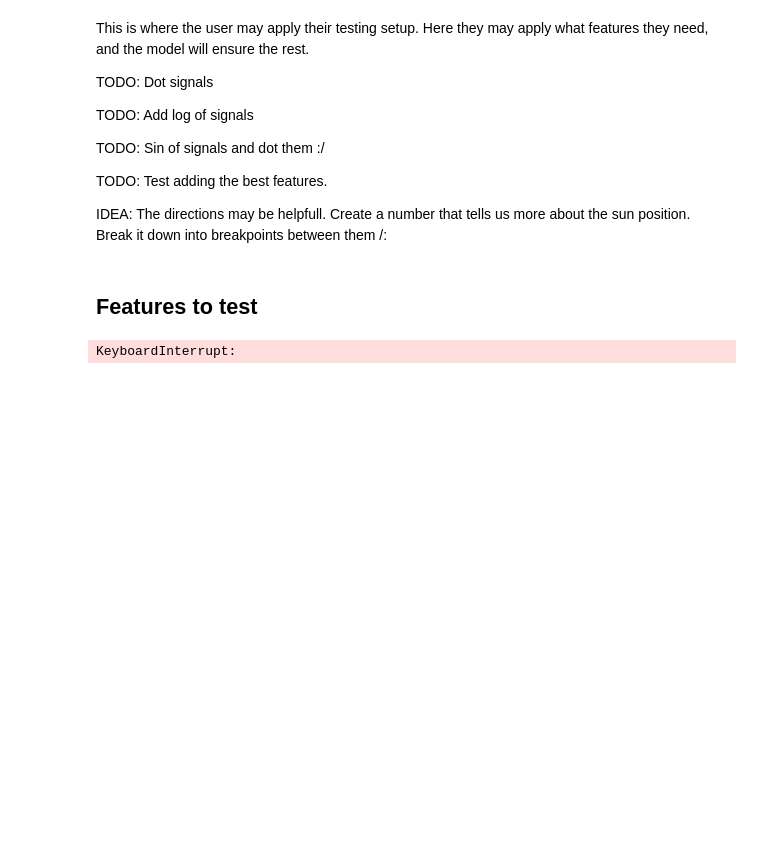
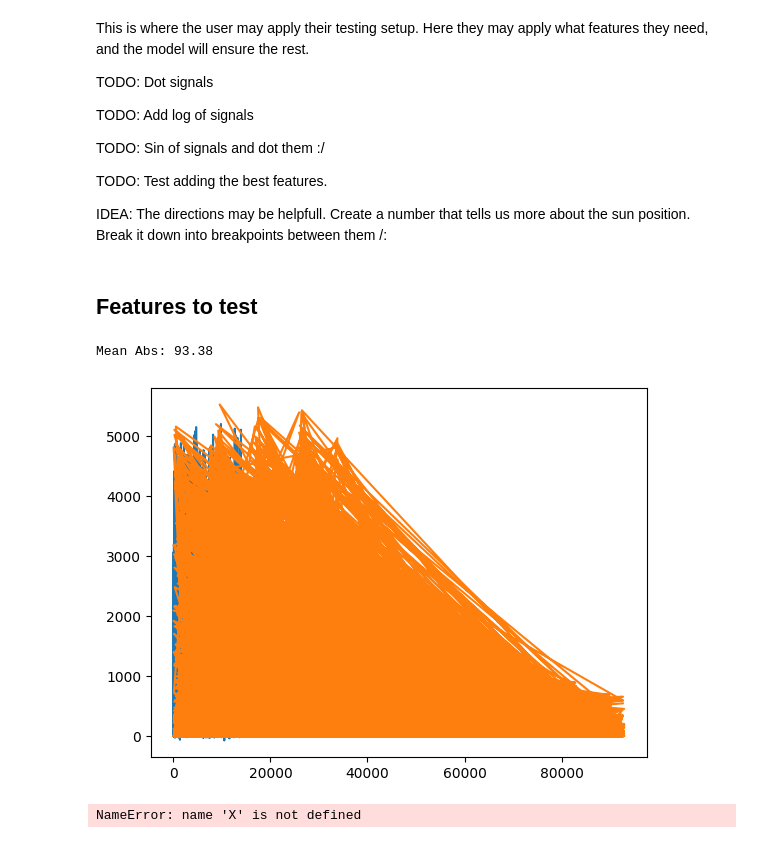
Before and after one commit to Myteck/TDT4173-Machine-Learning-Solar-Energy-Production-Forecasting, a Jupyter notebook: data/machine_learning.ipynb, the cells around one changed output. Drawn from its saved outputs; the diff is of its cells as text; code cells hidden in the pictures; blank space fills up the shorter version.

Commit message:
FEAT: Added single save

```diff
--- a/data/machine_learning.ipynb
+++ b/data/machine_learning.ipynb
@@ -964,7 +968,7 @@ class learner:
         feature_importance = self.model.get_feature_importance()
 
         # Pair feature names with their importance scores
-        feature_importance_dict = dict(zip(self.models[i].feature_names_, feature_importance))
+        feature_importance_dict = dict(zip(self.model.feature_names_, feature_importance))
 
         # Sort features by importance
         sorted_feature_importance = sorted(feature_importance_dict.items(), key=lambda x: x[1], reverse=True)
@@ -973,15 +977,15 @@ class learner:
         top_features = sorted_feature_importance[:N]  # Replace N with the number of top features you want
 
         # Saving to list
-        labels = list(X.columns.values)
+        labels = list(self.X_test.columns.values)
         best_features = []
 
         for feat in top_features:
             best_features.append(feat[0])
 
-        best_features_df["Model "] = pd.Series(np.array(best_features))
+        best_features_df["Model"] = pd.Series(np.array(best_features))
 
-        best_features_df.to_csv("tests/" + self.save_folder + filename + '.csv', sep ='\t')
+        best_features_df.to_csv("tests/" + self.save_folder + "single_learner" + '.csv', sep ='\t')
 
 
 
@@ -1266,12 +1270,16 @@ time_features = ['day_of_year:day', 'month:month', 'hour:hour']
 # %%
 
 features = log_features + time_features
 
 l = learner(file_paths = file_paths, features = features)
 l.create_training_data()
 l.fit_model()
 l.get_performance()
-l.save_best_features()
-l.predict()
 # %% [output]
-KeyboardInterrupt:
+Mean Abs: 93.38
+[figure, added]
+# %%
+l.save_best_features("dsad")
+l.predict()
+# %% [output]
+NameError: name 'X' is not defined
```
Also changed, not shown: parts of 2 cells of this notebook, 2 other files.
